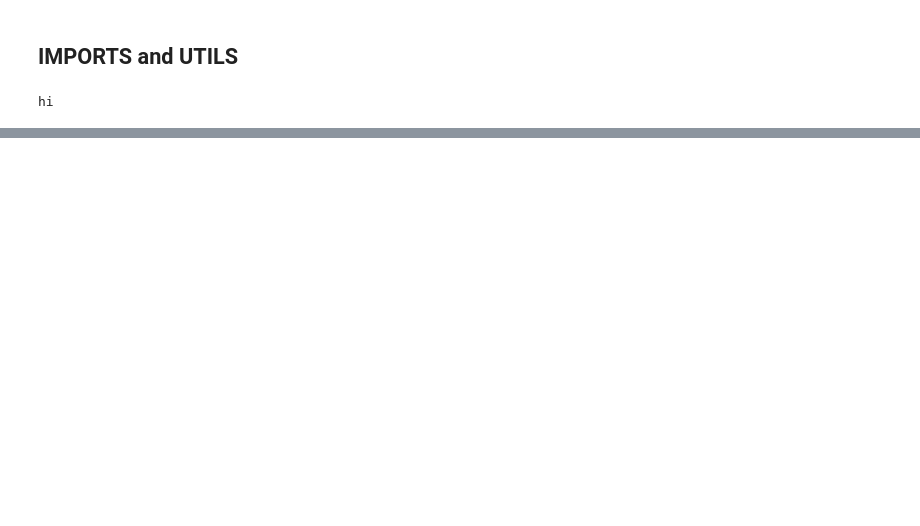
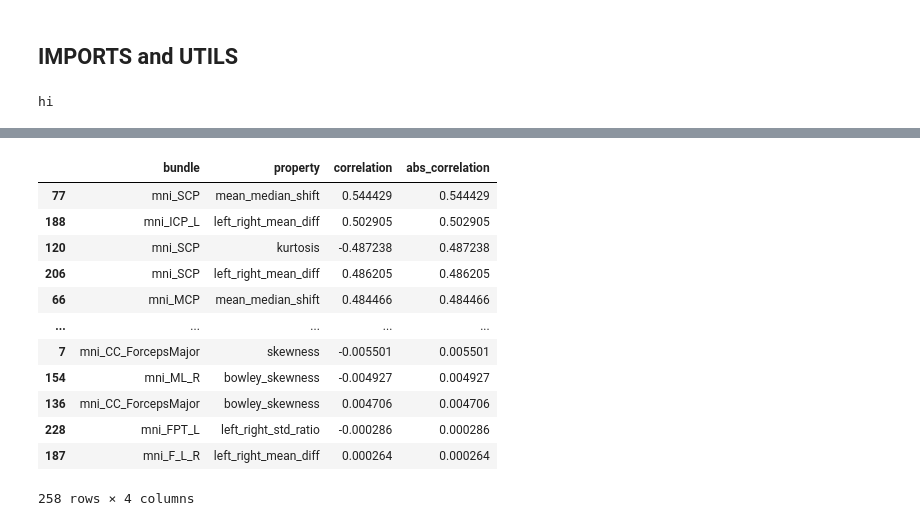
Before and after one commit to arnaudbore/clinical-ComBAT, a Jupyter notebook: Create_fake_sick_impact.ipynb, the cells around one changed output, grey strips where cells are left out. Cells and saved outputs as stored; diff of their text form; code cells hidden in the pictures; blank space fills up the shorter version.

```diff
--- a/Create_fake_sick_impact.ipynb
+++ b/Create_fake_sick_impact.ipynb
@@ -312,4 +317,4 @@ sample_sizes = [200]
 
 for diff_sick in total_mae['diff_sick'].unique():
     for sample_size in sample_sizes:
-        plot_mea(total_mae, sample_size, diff_sick, 'md', directory)
+        plot_mea(total_mae, sample_size, diff_sick, test_metric, MAINFOLDER)
@@ -350,7 +341,7 @@ def plot_properties(df, property, sample_size, diff_sick, metric, directory):
         if bundle_column in ['site','num_patients','disease_ratio', 'metric', 'diff_sick', 'method', 'index', 'property']:
             continue # Skip non-numeric columns
         bundle_df = df[[bundle_column, 'site' ,'index','disease_ratio','diff_sick', 'method']].copy()
-        methods = ["test"]
+        methods = ["train"]
         colors = ['green']
 
         plt.figure(figsize=(10, 5))
@@ -385,4 +376,4 @@ total_distr_metrics
 for diff_sick in total_distr_metrics['diff_sick'].unique():
     for property in total_distr_metrics['property'].unique():
         for sample_size in sample_sizes:
-            plot_properties(total_distr_metrics, property, sample_size, diff_sick, 'md', directory)
+            plot_properties(total_distr_metrics, property, sample_size, diff_sick, test_metric, MAINFOLDER)
@@ -472,0 +422,51 @@ correlation_df
+# %%
+correlation_df_all = pd.DataFrame(columns=['bundle', 'property', 'correlation'])
+# Create scatter plots for each bundle, diff_sick, and property
+for property in combined_df['property'].unique():
+    df_filtered = combined_df[combined_df['property'] == property]
+    for bundle in total_mae.columns:
+        if bundle in ['site', 'metric', 'disease_ratio', 'index', 'diff_sick', 'method', 'num_patients', 'property']:
+            continue  # Skip non-numeric columns
+
+        plt.figure(figsize=(10, 6))
+        for method, color in zip(['train', 'test'], ['red', 'blue']):
+            method_filtered = df_filtered[df_filtered['method_mae'] == method]
+            plt.scatter(method_filtered[f'{bundle}_distr'], method_filtered[f'{bundle}_mae'], alpha=0.5, label=method, color=color)
+
+        # Calculate correlation
+        correlation = df_filtered[[f'{bundle}_distr', f'{bundle}_mae']].corr().iloc[0, 1]
+        plt.title(f'Scatter plot for {bundle} , property: {property})\nCorrelation: {correlation:.2f}')
+        plt.xlabel(f'{bundle} {property}')
+        plt.ylabel(f'{bundle} MAE')
+        plt.legend()
+        plt.grid(True)
+
+        # Create directory path
+        directory = os.path.join(MAINFOLDER, 'PROPERTY_SCATTER_ALL' ,  f'{property}')
+        os.makedirs(directory, exist_ok=True)
+
+        # Save the plot
+        plt.savefig(os.path.join(directory, f'scatter_plot_{bundle}.png'))
+        plt.close()
+
+        # Store correlation in a new dataframe
+        new_row = pd.DataFrame({'bundle': [bundle], 'property': [property], 'correlation': [correlation]})
+        correlation_df_all = pd.concat([correlation_df_all, new_row], ignore_index=True)
+# %%
+correlation_df_all['abs_correlation'] = correlation_df_all['correlation'].abs()
+correlation_df_all = correlation_df_all.sort_values(by='abs_correlation', ascending=False)
+correlation_df_all
+# %% [output]
+|  | bundle | property | correlation | abs_correlation |
+| 77 | mni_SCP | mean_median_shift | 0.544429 | 0.544429 |
+| 188 | mni_ICP_L | left_right_mean_diff | 0.502905 | 0.502905 |
+| 120 | mni_SCP | kurtosis | -0.487238 | 0.487238 |
+| 206 | mni_SCP | left_right_mean_diff | 0.486205 | 0.486205 |
+| 66 | mni_MCP | mean_median_shift | 0.484466 | 0.484466 |
+| ... | ... | ... | ... | ... |
+| 7 | mni_CC_ForcepsMajor | skewness | -0.005501 | 0.005501 |
+| 154 | mni_ML_R | bowley_skewness | -0.004927 | 0.004927 |
+| 136 | mni_CC_ForcepsMajor | bowley_skewness | 0.004706 | 0.004706 |
+| 228 | mni_FPT_L | left_right_std_ratio | -0.000286 | 0.000286 |
+| 187 | mni_F_L_R | left_right_mean_diff | 0.000264 | 0.000264 |
+258 rows × 4 columns
```
Also changed, not shown: parts of 15 cells of this notebook, 13 other files.
